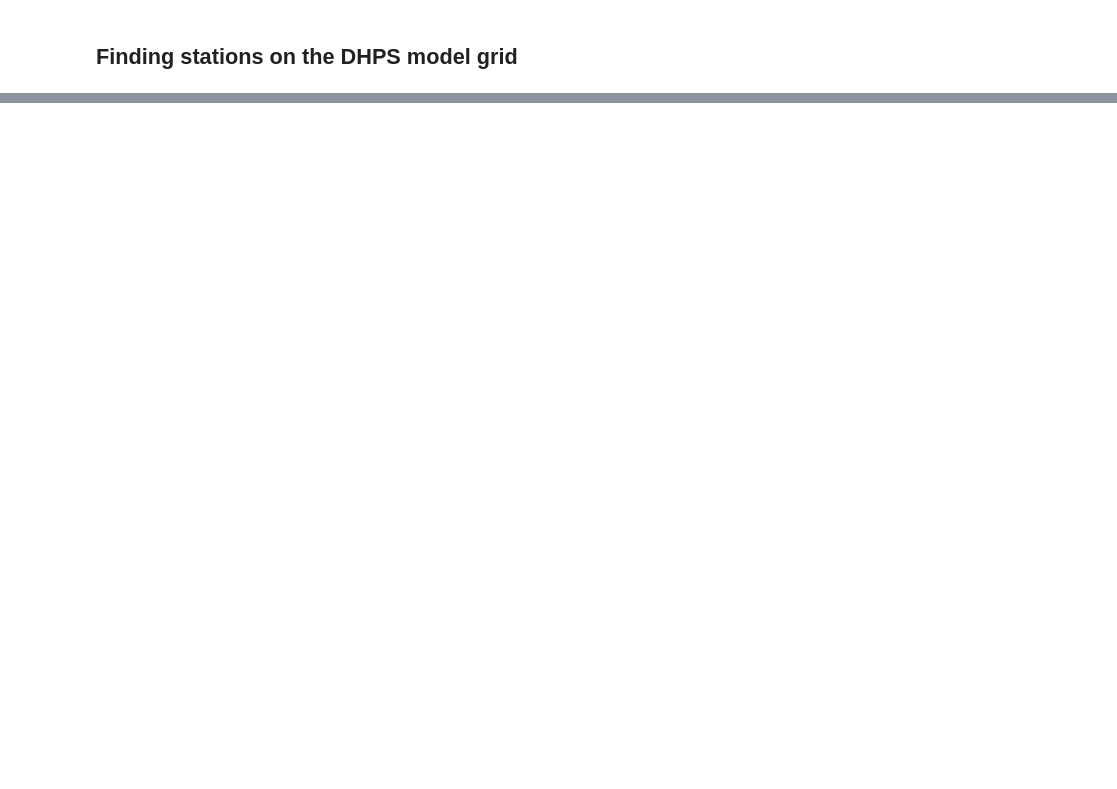
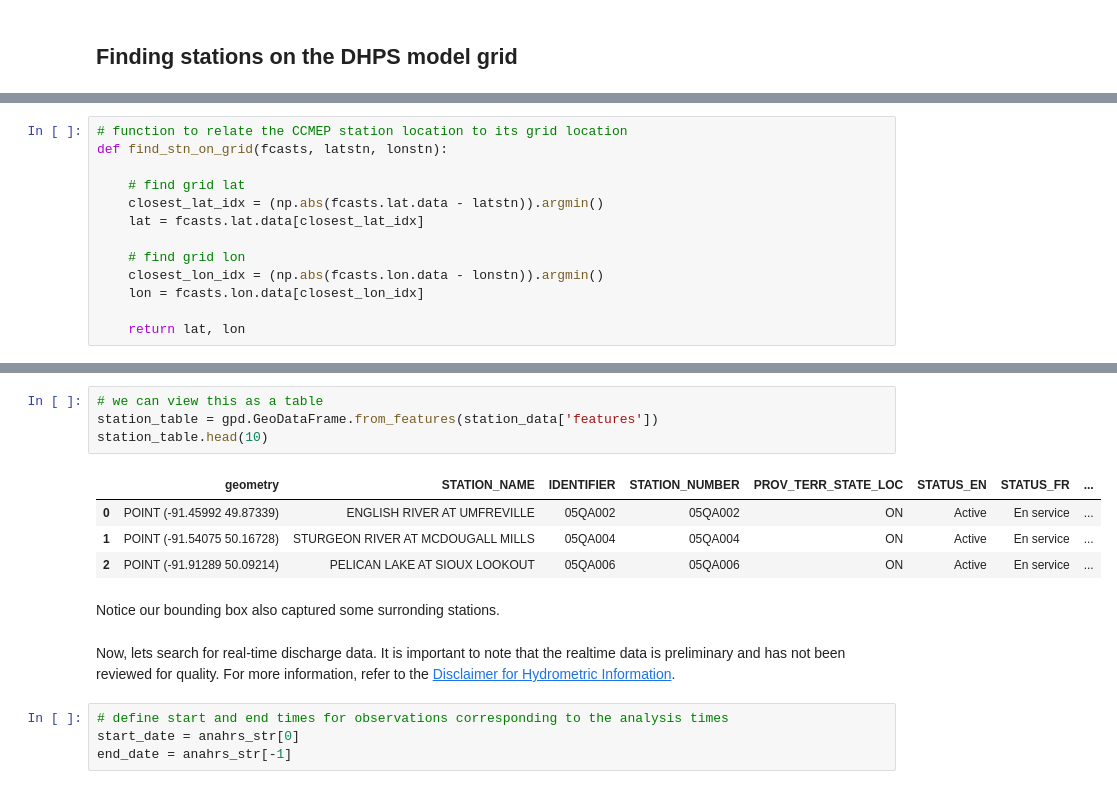
Before and after one commit to NHS-Dev/geomet-nsrps-streamflow-tutorials, a Jupyter notebook: Python/locating-stations-on-grids.ipynb, the cells around one changed output, grey strips where cells are left out. Saved outputs shown, nothing was run; the diff lists cells and outputs as text; blank space fills up the shorter version.

```diff
--- a/Python/locating-stations-on-grids.ipynb
+++ b/Python/locating-stations-on-grids.ipynb
@@ -162 +198,14 @@ lat, lon = find_stn_on_grid(latst, lonst)
+# %%
+# function to relate the CCMEP station location to its grid location
+def find_stn_on_grid(fcasts, latstn, lonstn):
+
+    # find grid lat
+    closest_lat_idx = (np.abs(fcasts.lat.data - latstn)).argmin()
+    lat = fcasts.lat.data[closest_lat_idx]
+
+    # find grid lon
+    closest_lon_idx = (np.abs(fcasts.lon.data - lonstn)).argmin()
+    lon = fcasts.lon.data[closest_lon_idx]
+
+    return lat, lon
 # %%
@@ -175,0 +373,17 @@ station.hvplot(title='Sturgeon River at McDougall Mills | '+ll_info, ylabel='Riv
+# %%
+# we can view this as a table
+station_table = gpd.GeoDataFrame.from_features(station_data['features'])
+station_table.head(10)
+# %% [output]
+|  | geometry | STATION_NAME | IDENTIFIER | STATION_NUMBER | PROV_TERR_STATE_LOC | STATUS_EN | STATUS_FR | ... |
+| 0 | POINT (-91.45992 49.87339) | ENGLISH RIVER AT UMFREVILLE | 05QA002 | 05QA002 | ON | Active | En service | ... |
+| 1 | POINT (-91.54075 50.16728) | STURGEON RIVER AT MCDOUGALL MILLS | 05QA004 | 05QA004 | ON | Active | En service | ... |
+| 2 | POINT (-91.91289 50.09214) | PELICAN LAKE AT SIOUX LOOKOUT | 05QA006 | 05QA006 | ON | Active | En service | ... |
+# %% [markdown]
+Notice our bounding box also captured some surronding stations.
+# %% [markdown]
+Now, lets search for real-time discharge data. It is important to note that the realtime data is preliminary and has not been reviewed for quality. For more information, refer to the [Disclaimer for Hydrometric Information](https://wateroffice.ec.gc.ca/disclaimer_info_e.html).
+# %%
+# define start and end times for observations corresponding to the analysis times
+start_date = anahrs_str[0]
+end_date = anahrs_str[-1]
```
Also changed, not shown: parts of 63 cells of this notebook, 1 other file.
